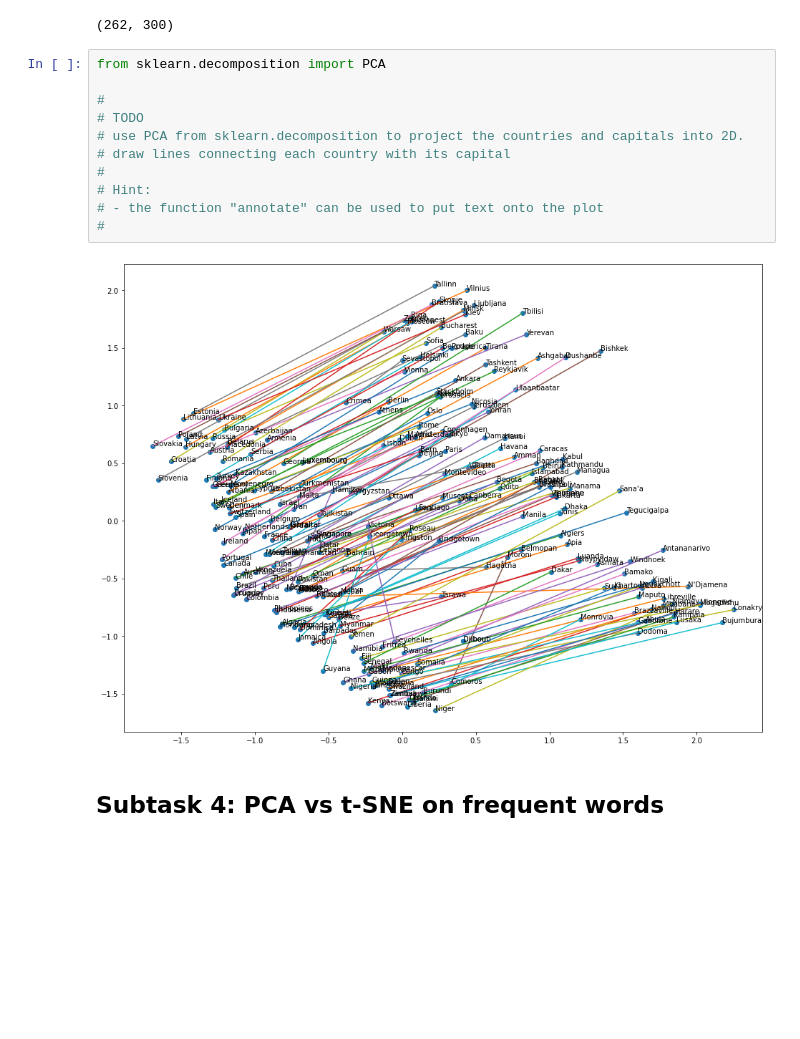
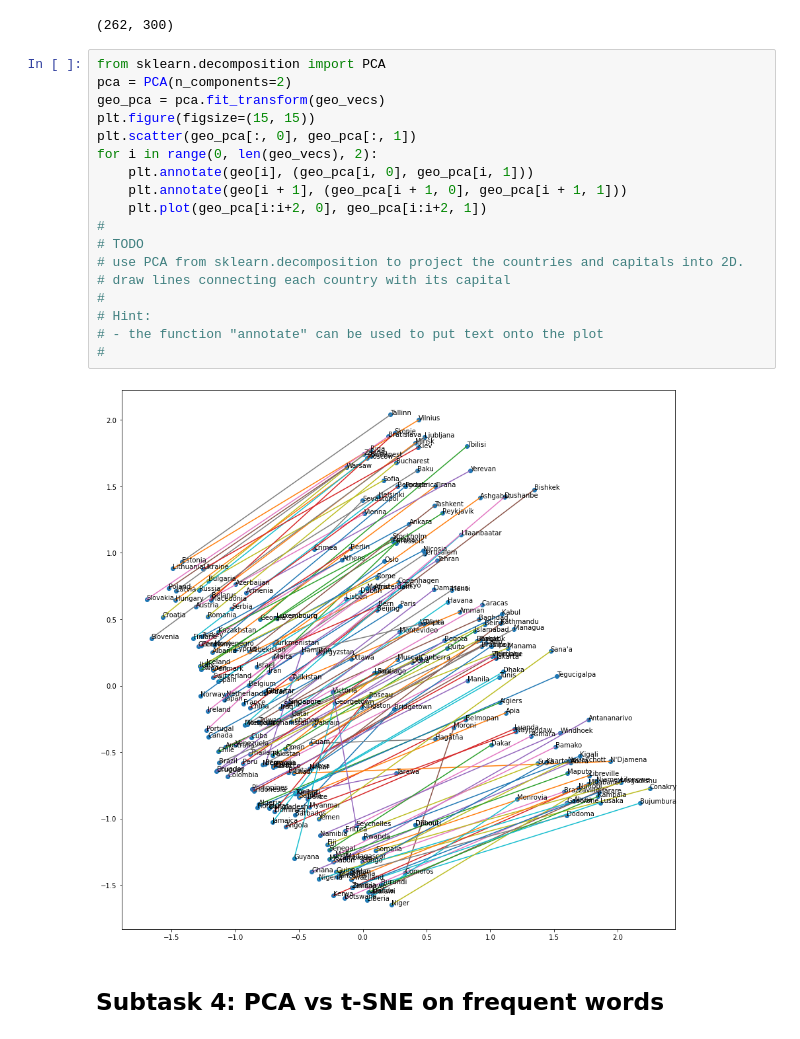
Before and after one commit to iCarrrot/dl_uwr, a Jupyter notebook: Assignment5/Assignment5.ipynb, the cells around one changed output. Saved outputs shown, nothing was run; the diff lists cells and outputs as text; blank space fills up the shorter version.

```diff
--- a/Assignment5/Assignment5.ipynb
+++ b/Assignment5/Assignment5.ipynb
@@ -342,17 +343,24 @@ print(geo_vecs.shape)
 (262, 300)
 # %%
 from sklearn.decomposition import PCA
-
+pca = PCA(n_components=2)
+geo_pca = pca.fit_transform(geo_vecs)
+plt.figure(figsize=(15, 15))
+plt.scatter(geo_pca[:, 0], geo_pca[:, 1])
+for i in range(0, len(geo_vecs), 2):
+    plt.annotate(geo[i], (geo_pca[i, 0], geo_pca[i, 1]))
+    plt.annotate(geo[i + 1], (geo_pca[i + 1, 0], geo_pca[i + 1, 1]))
+    plt.plot(geo_pca[i:i+2, 0], geo_pca[i:i+2, 1])
 #
 # TODO
 # use PCA from sklearn.decomposition to project the countries and capitals into 2D.
 # draw lines connecting each country with its capital
 #
 # Hint:
 # - the function "annotate" can be used to put text onto the plot
 #
 # %% [output]
-[figure, old version]
+[figure, new version]
 # %% [markdown]
 ## Subtask 4: PCA vs t-SNE on frequent words
 # %%
```
Also changed, not shown: parts of 13 cells of this notebook.
